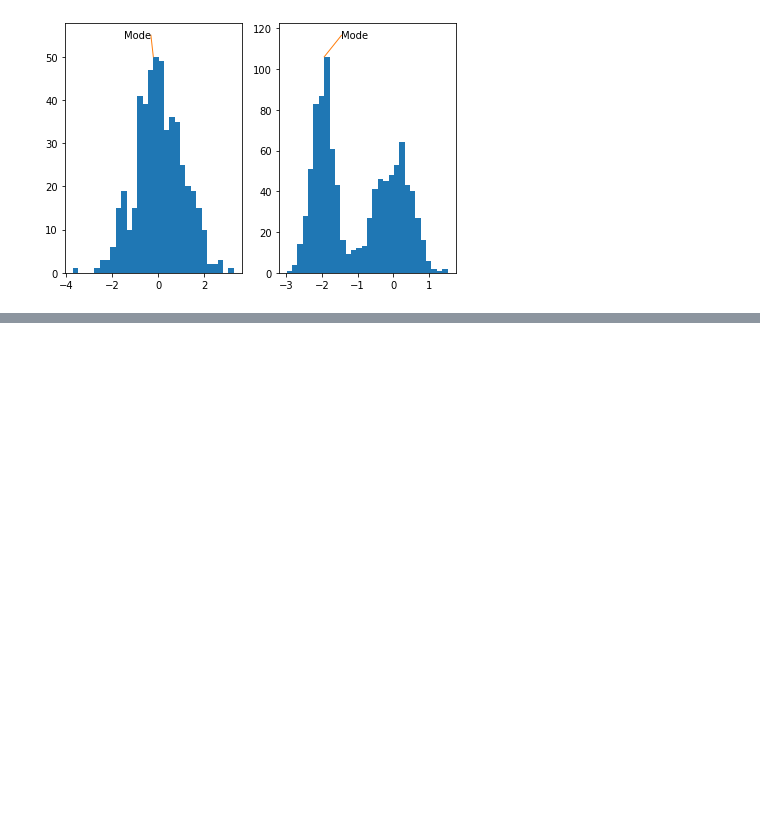
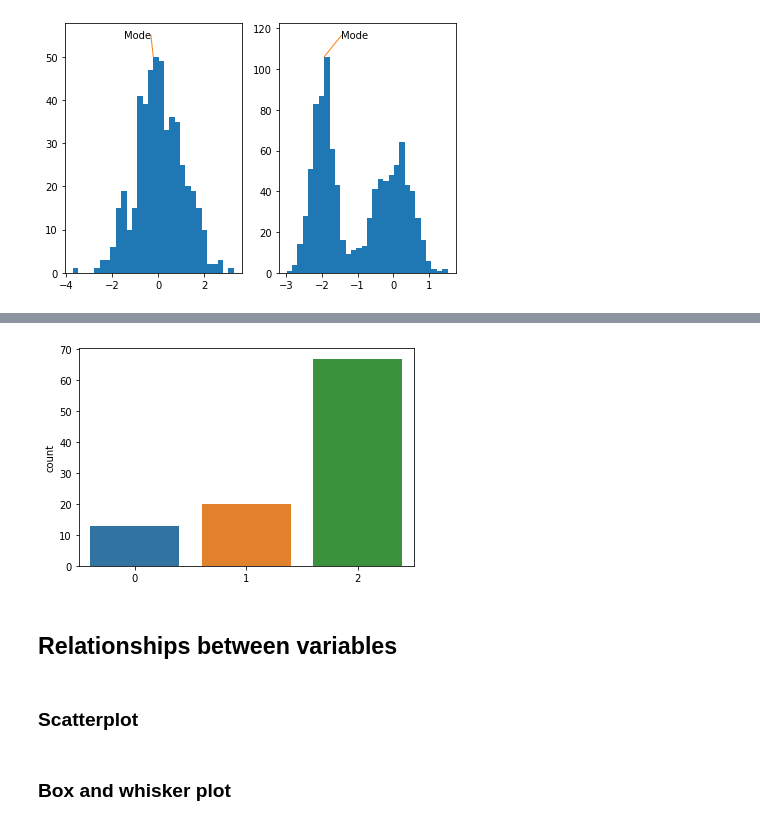
Before and after one commit to computationalUncertaintyLab/2020F_PHDSI, a Jupyter notebook: c2/Class03-05.ipynb, the cells around one changed output, grey strips where cells are left out. Drawn from its saved outputs; the diff is of its cells as text; code cells hidden in the pictures; blank space fills up the shorter version.

```diff
--- a/c2/Class03-05.ipynb
+++ b/c2/Class03-05.ipynb
@@ -533 +540,14 @@ fig.set_tight_layout(True)
+# %%
+data = np.random.choice(a=[0,1,2],p=[0.1,0.3,0.6],size=100) # generate some random data
+
+sns.countplot( data) # a barplot that uses counts like above is called a "countplot" in the Seaborn module
+plt.show()           # show us the plot!
+# %% [output]
+[figure, added]
+# %% [markdown]
+## Relationships between variables
+# %% [markdown]
+### Scatterplot
+# %% [markdown]
+### Box and whisker plot
 # %%
```
Also changed, not shown: parts of 4 cells of this notebook, 1 other file.
